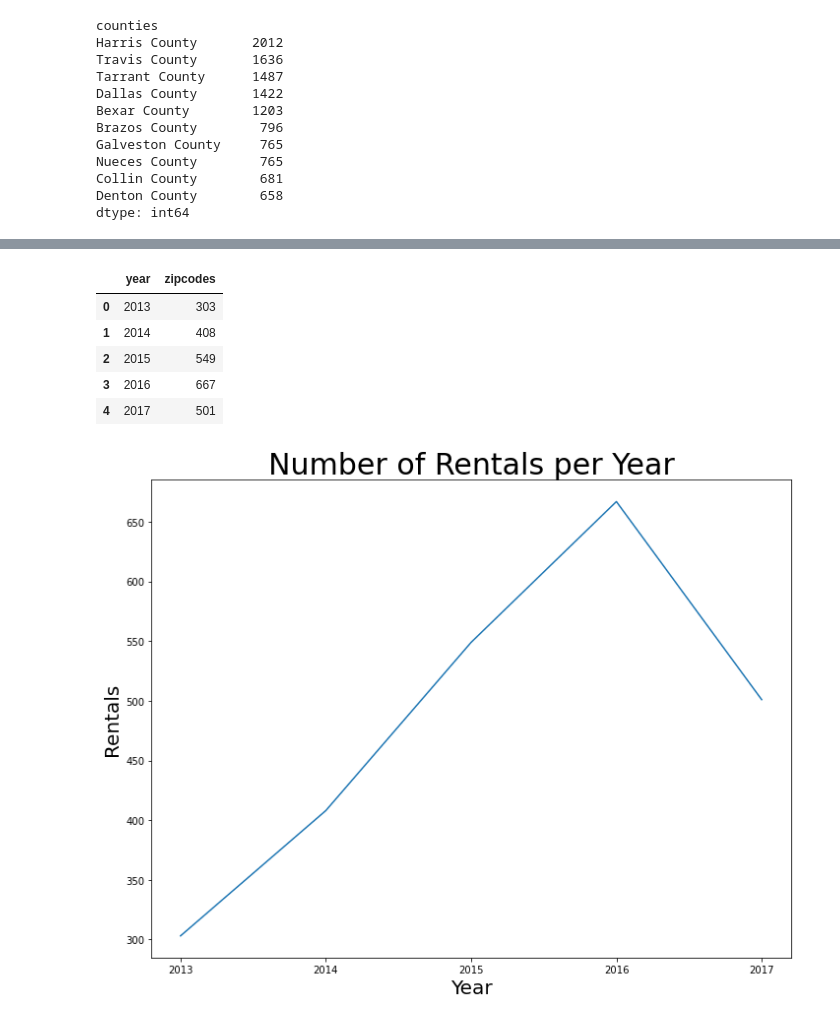
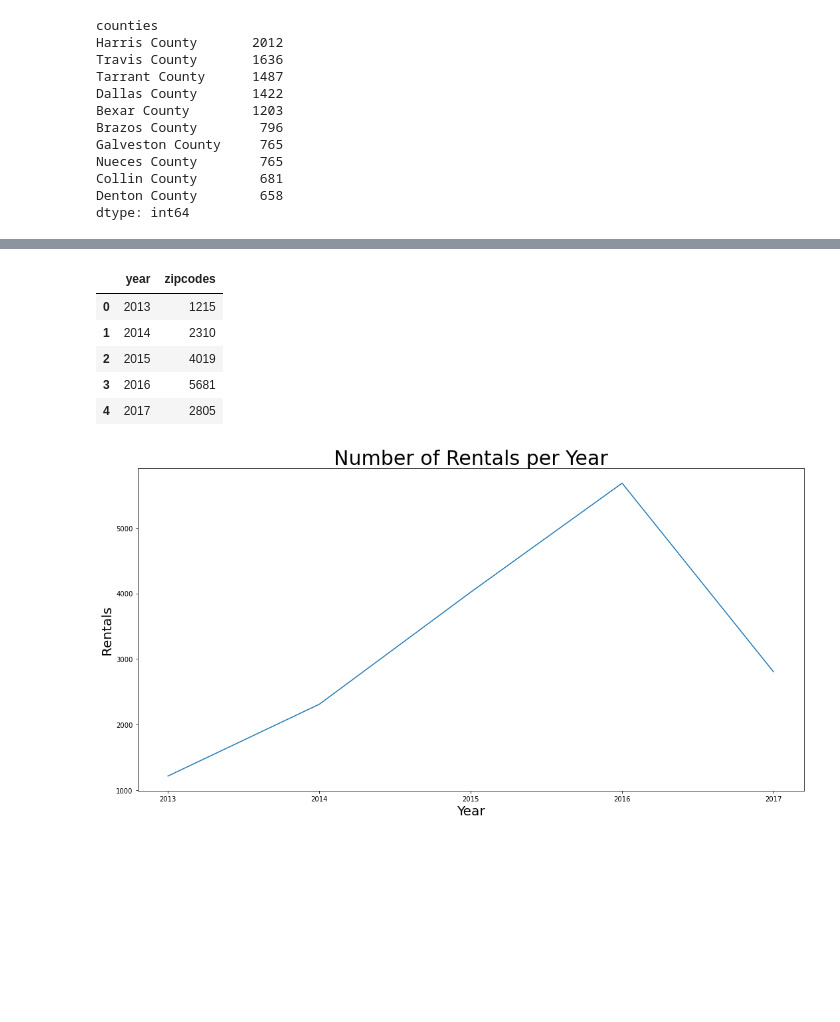
Before and after one commit to stevengreen320/Airbnb-EDA, a Jupyter notebook: Project 1 Extra.ipynb, the cells around one changed output, grey strips where cells are left out. Saved outputs shown, nothing was run; the diff lists cells and outputs as text; code cells hidden in the pictures; blank space fills up the shorter version.

Commit message:
More charts

```diff
--- a/Project 1 Extra.ipynb
+++ b/Project 1 Extra.ipynb
@@ -616,23 +642,23 @@ plt.tight_layout()
 # %%
-year_count = airbnb_df1.groupby('year')['zipcodes'].nunique().reset_index()
+year_count = airbnb_df1.groupby('year')['zipcodes'].count().reset_index()
 
 year_count
 # %% [output]
 |  | year | zipcodes |
-| 0 | 2013 | 303 |
-| 1 | 2014 | 408 |
-| 2 | 2015 | 549 |
-| 3 | 2016 | 667 |
-| 4 | 2017 | 501 |
+| 0 | 2013 | 1215 |
+| 1 | 2014 | 2310 |
+| 2 | 2015 | 4019 |
+| 3 | 2016 | 5681 |
+| 4 | 2017 | 2805 |
 # %%
-plt.figure(figsize = (10,8))
+plt.figure(figsize = (15,8))
 g=sns.lineplot(x='year', y="zipcodes", data=year_count)
 plt.title("Number of Rentals per Year", size=30)
 plt.xlabel("Year", size=20)
 plt.ylabel("Rentals", size=20)
 g.xaxis.set_major_locator(ticker.MultipleLocator(1))
 g.xaxis.set_major_formatter(ticker.ScalarFormatter())
 
 plt.tight_layout()
 # %% [output]
-[figure, old version]
+[figure, new version]
```
Also changed, not shown: parts of 7 cells of this notebook.
